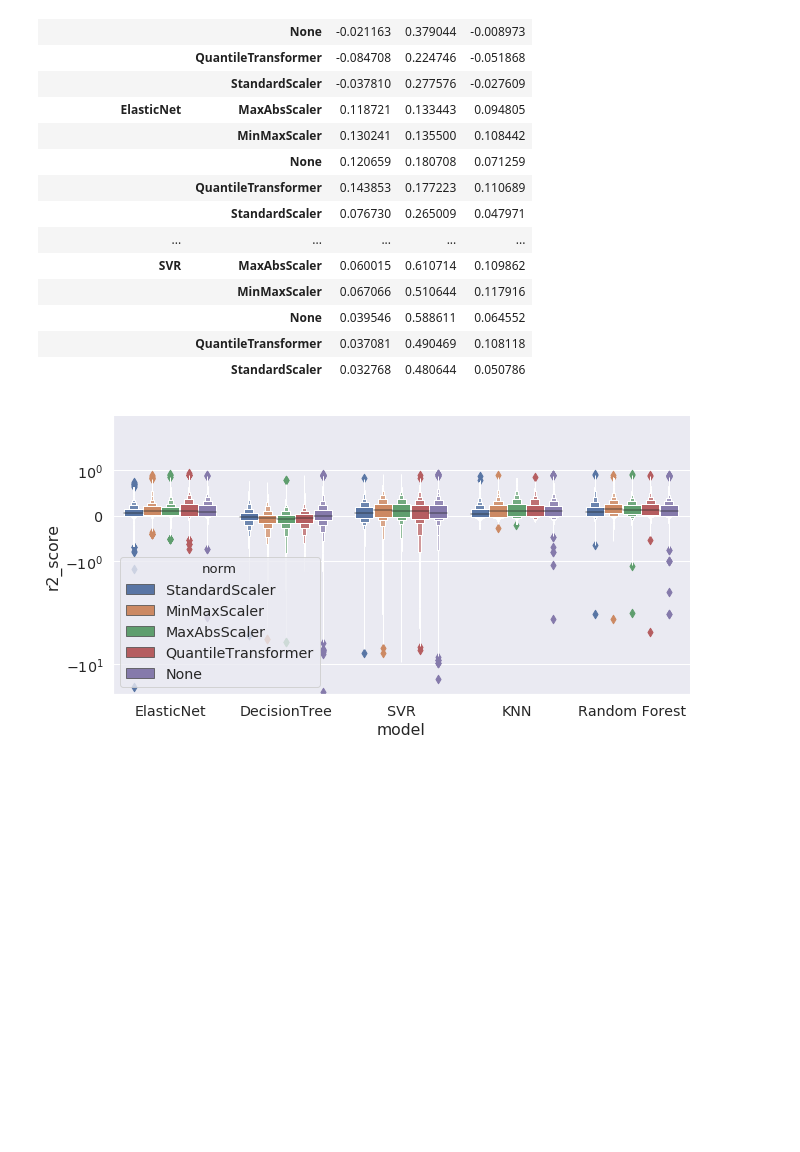
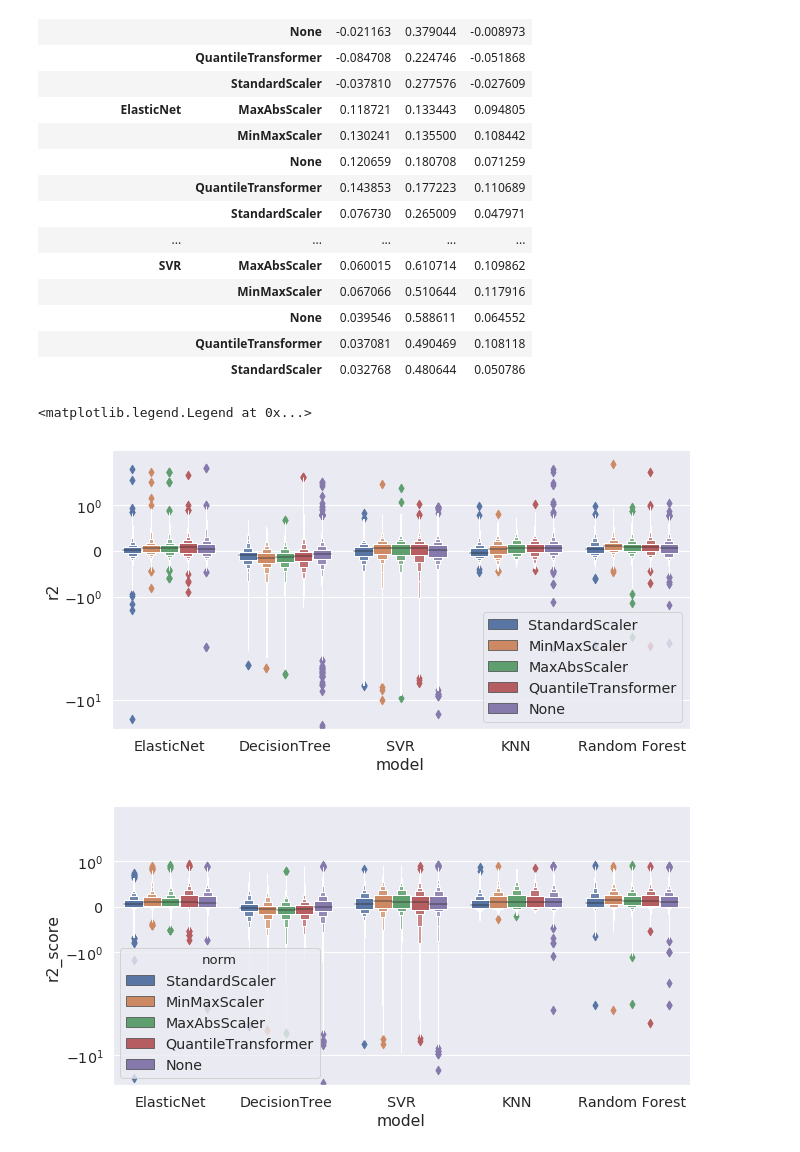
Before and after one commit to lucas-ubm/phc-data-pipeline, a Jupyter notebook: Analysis.ipynb, the cells around one changed output. Saved outputs shown, nothing was run; the diff lists cells and outputs as text; code cells hidden in the pictures; blank space fills up the shorter version.

```diff
--- a/Analysis.ipynb
+++ b/Analysis.ipynb
@@ -450,6 +446,18 @@ clean[['model', 'norm', 'r2_score']].groupby(('model', 'norm')).describe()['r2_s
 |  | None | 0.039546 | 0.588611 | 0.064552 |
 |  | QuantileTransformer | 0.037081 | 0.490469 | 0.108118 |
 |  | StandardScaler | 0.032768 | 0.480644 | 0.050786 |
+# %%
+sns.set(font_scale=1.3)
+g = sns.catplot(x='model', y='r2',hue='norm', data=clean, kind='boxen', height=5, aspect=1.9, legend=False)
+g.set(ylim=(None,2.5))
+g.set(yscale='symlog')
+g.set_xticklabels(['ElasticNet', 'DecisionTree', 'SVR', 'KNN', 'Random Forest'])
+plt.tight_layout()
+plt.legend(loc='lower right')
+#plt.savefig('graphs/norm-model.eps', format='eps')
+# %% [output]
+<matplotlib.legend.Legend at 0x...>
+[figure, added]
 # %%
 sns.set(font_scale=1.3)
 g = sns.catplot(x='model', y='r2_score',hue='norm', data=clean, kind='boxen', height=5, aspect=1.9, legend=False)
```
Also changed, not shown: parts of 20 cells of this notebook, 21 other files.
